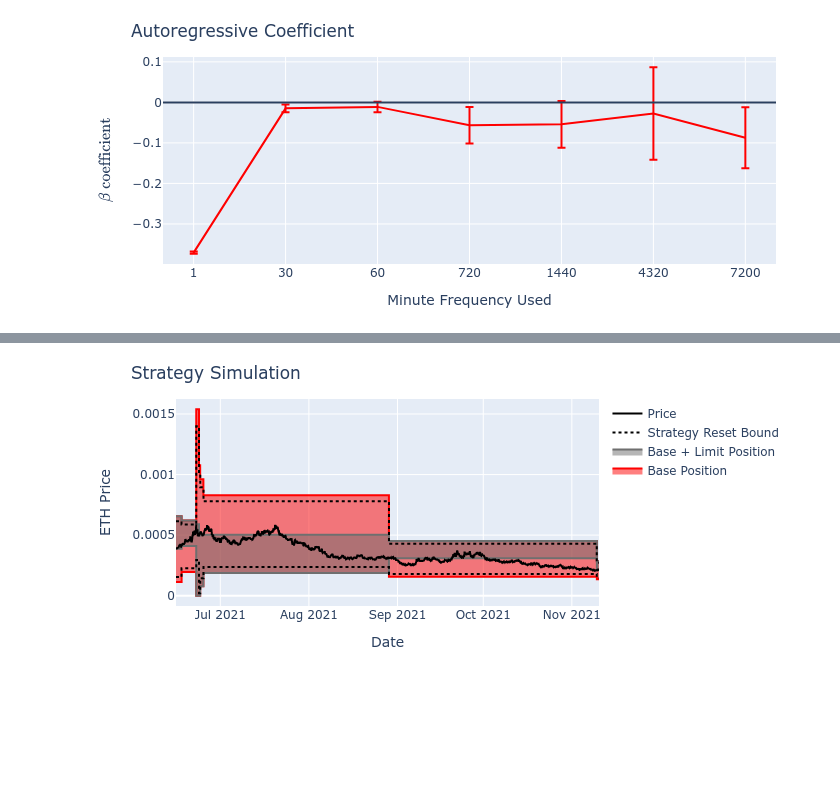
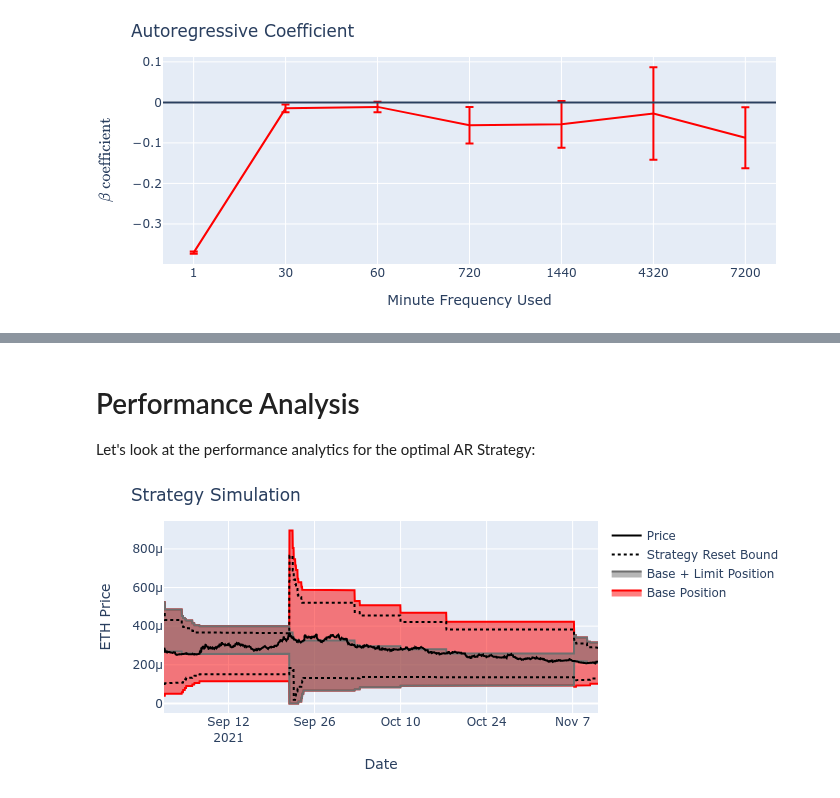
Before and after one commit to ricardgardella/active-strategy-framework, a Jupyter notebook: 2_AutoRegressive_Strategy_Example.ipynb, the cells around one changed output, grey strips where cells are left out. Cells and saved outputs as stored; diff of their text form; code cells hidden in the pictures; blank space fills up the shorter version.

Commit message:
update notebook, download data

```diff
--- a/2_AutoRegressive_Strategy_Example.ipynb
+++ b/2_AutoRegressive_Strategy_Example.ipynb
@@ -240,11 +264,11 @@ As you can see, the Sharpe ratio for the Autoregressive Strategy is a healthy 3.
 #
 ################
 # Select date ranges for strategy simulation
-DATE_BEGIN                 = pd.to_datetime('2021-07-01 00:00PM',utc=True)
-DATE_END                   = pd.to_datetime('2021-08-10 00:00PM',utc=True)
+DATE_BEGIN                 = pd.to_datetime('2021-09-01 00:00PM',utc=True)
+DATE_END                   = pd.to_datetime('2021-12-10 00:00PM',utc=True)
 
 # Data for strategy simulation. We can use aggregate_price_data to analyze the strategy at a coarser STRATEGY_FREQUENCY in minutes
-simulate_data_price        = simulate_data_filtered[DATE_BEGIN:DATE_END]['quotePrice']
+simulate_data_price        = simulate_data_filtered['quotePrice'][DATE_BEGIN:DATE_END]
 
 # Initial Position Details
 INITIAL_TOKEN_0            = 100000
@@ -255,20 +279,22 @@ importlib.reload(ActiveStrategyFramework)
 importlib.reload(AutoRegressiveStrategy)
 
 # Strategy Parameters
-alpha_range      = [.5,.75,1.25,1.5]
-tau_range        = [.75,.85]
-vol_range        = [.75,.85]
+alpha_range      = [.50,.75,.95]
+tau_range        = [.25,0.75]
+vol_range        = [0.85,.95]
 sim_performance  = []
 sim_results      = []
+sim_data_collect = []
 
 for j in list(itertools.product(alpha_range,tau_range,vol_range)):
     print(j)
-    AR_Strategy                      = AutoRegressiveStrategy.AutoRegressiveStrategy(price_data,j[0],j[1],j[2],data_frequency=STAT_MODEL_FREQUENCY)
+    AR_Strategy                      = AutoRegressiveStrategy.AutoRegressiveStrategy(price_data,j[0],j[1],j[2],data_frequency=STAT_MODEL_FREQUENCY,return_forecast_cutoff=.5)
     simulated_strategy               = ActiveStrategyFramework.simulate_strategy(simulate_data_price,swap_data,AR_Strategy,INITIAL_TOKEN_0,INITIAL_TOKEN_1,FEE_TIER,DECIMALS_0,DECIMALS_1)
     sim_data                         = ActiveStrategyFramework.generate_simulation_series(simulated_strategy,AR_Strategy)
-    strat_result                     = ActiveStrategyFramework.analyze_strategy(sim_data)
+    strat_result                     = ActiveStrategyFramework.analyze_strategy(sim_data,frequency=STRATEGY_FREQUENCY)
     strat_result['alpha_param']      = j[0]
     strat_result['tau_param']        = j[1]
     strat_result['volatility_param'] = j[2]
     sim_results.append(simulated_strategy)
     sim_performance.append(strat_result)
+    sim_data_collect.append(sim_data)
@@ -421,10 +374,14 @@ pd.DataFrame(sim_performance)
+# %% [markdown]
+# Performance Analysis
+
+Let's look at the performance analytics for the optimal AR Strategy:
 # %%
-SELECTED_STRATEGY  = 6
+SELECTED_STRATEGY  = 11
 resulting_strat    = sim_results[SELECTED_STRATEGY]
 resulting_data     = ActiveStrategyFramework.generate_simulation_series(resulting_strat,AR_Strategy)
 p = ActiveStrategyFramework.plot_strategy(resulting_data,'ETH Price')
 # %% [output]
-[figure, old version]
+[figure, new version]
 # %%
 p = ActiveStrategyFramework.plot_position_value(resulting_data)
 # %% [output]
```
Also changed, not shown: parts of 18 cells of this notebook, 3 other files.
